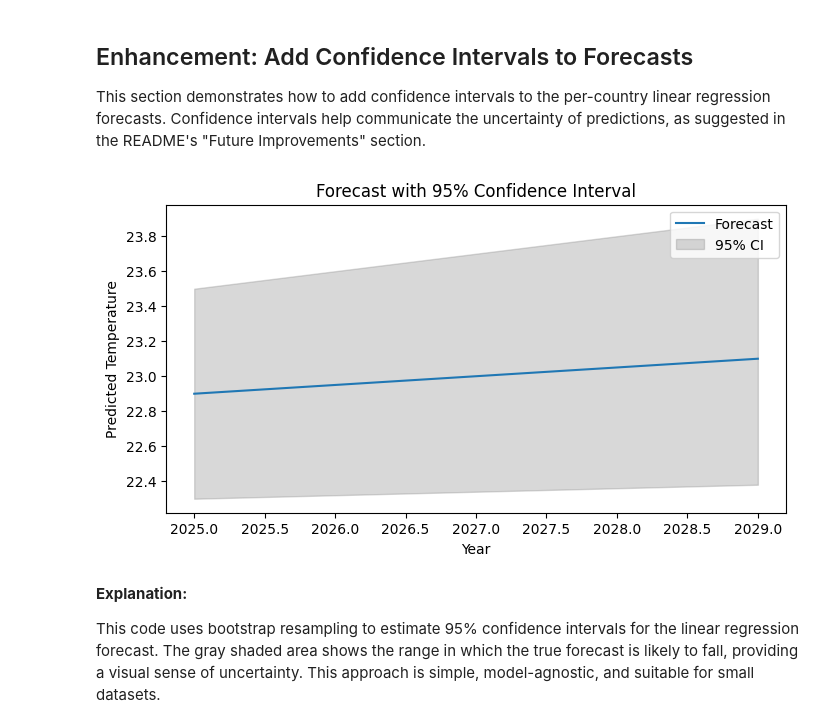
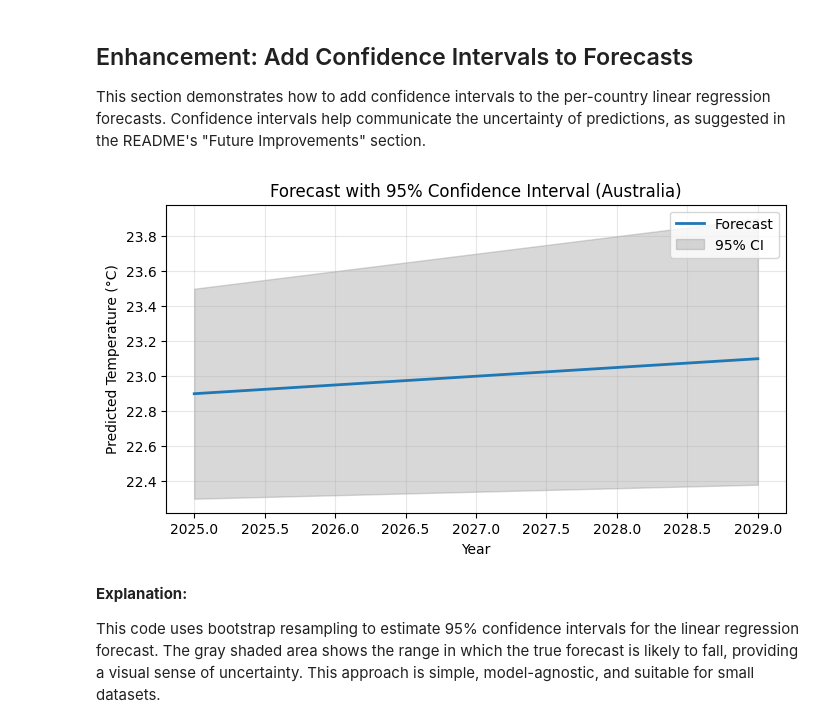
Before and after one commit to sergionzeutcho-rgb/global_env_trend, a Jupyter notebook: jupyter_notebooks/04_predictive_modeling.ipynb, the cells around one changed output. Drawn from its saved outputs; the diff is of its cells as text; code cells hidden in the pictures.

```diff
--- a/jupyter_notebooks/04_predictive_modeling.ipynb
+++ b/jupyter_notebooks/04_predictive_modeling.ipynb
@@ -187,39 +189,53 @@ preds_path
 This section demonstrates how to add confidence intervals to the per-country linear regression forecasts. Confidence intervals help communicate the uncertainty of predictions, as suggested in the README's "Future Improvements" section.
 # %%
 import numpy as np
+import pandas as pd
 import matplotlib.pyplot as plt
 from sklearn.linear_model import LinearRegression
-from sklearn.utils import resample
 
 # Example: Calculate 95% confidence intervals for predictions
-# (Assume X_train, y_train, X_forecast are already defined)
+# Using DataFrames to maintain feature names and avoid sklearn warnings
 
+# Prepare example data
+country_example = df_model['Country'].unique()[0]
+grp_example = df_model[df_model['Country'] == country_example].sort_values('Year')
+train_example = grp_example[grp_example['Year'] <= split_year]
+forecast_years_example = list(range(int(grp_example['Year'].max()) + 1, int(grp_example['Year'].max()) + 6))
+
+X_train = train_example[['Year']]
+y_train = train_example['Avg_Temperature_degC'].values
+X_forecast = pd.DataFrame({'Year': forecast_years_example})
+
+# Fit initial model
 model = LinearRegression()
 model.fit(X_train, y_train)
 y_pred = model.predict(X_forecast)
 
 # Bootstrap resampling for confidence intervals
 n_bootstraps = 1000
 boot_preds = np.zeros((n_bootstraps, len(X_forecast)))
 for i in range(n_bootstraps):
-    X_res, y_res = resample(X_train, y_train)
+    indices = np.random.choice(len(X_train), size=len(X_train), replace=True)
+    X_res = X_train.iloc[indices]
+    y_res = y_train[indices]
     model.fit(X_res, y_res)
     boot_preds[i] = model.predict(X_forecast)
 
 lower = np.percentile(boot_preds, 2.5, axis=0)
 upper = np.percentile(boot_preds, 97.5, axis=0)
 
 # Plot forecast with confidence intervals
 plt.figure(figsize=(8, 4))
-plt.plot(X_forecast[:, 0], y_pred, label='Forecast')
-plt.fill_between(X_forecast[:, 0], lower, upper, color='gray', alpha=0.3, label='95% CI')
+plt.plot(X_forecast['Year'], y_pred, label='Forecast', linewidth=2)
+plt.fill_between(X_forecast['Year'], lower, upper, color='gray', alpha=0.3, label='95% CI')
 plt.xlabel('Year')
-plt.ylabel('Predicted Temperature')
-plt.title('Forecast with 95% Confidence Interval')
+plt.ylabel('Predicted Temperature (°C)')
+plt.title(f'Forecast with 95% Confidence Interval ({country_example})')
 plt.legend()
+plt.grid(alpha=0.3)
 plt.show()
 # %% [output]
-[figure, old version]
+[figure, new version]
 # %% [markdown]
 **Explanation:**
 
```
Also changed, not shown: parts of 3 cells of this notebook, 1 other file.
